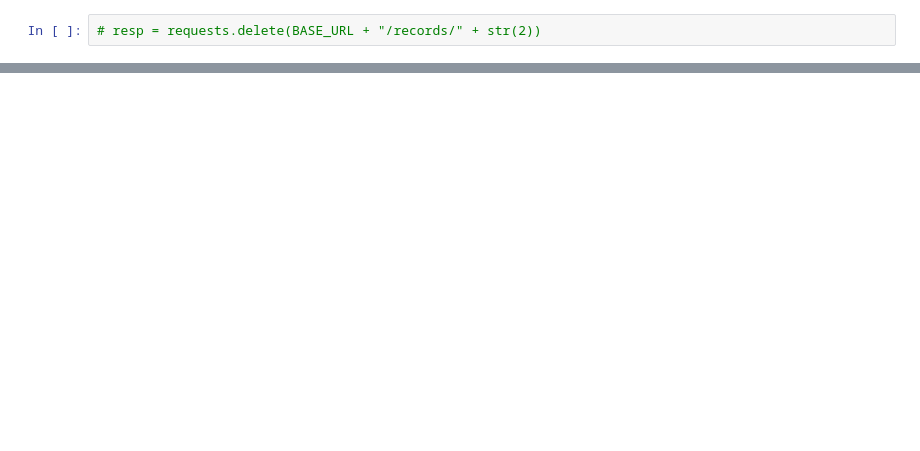
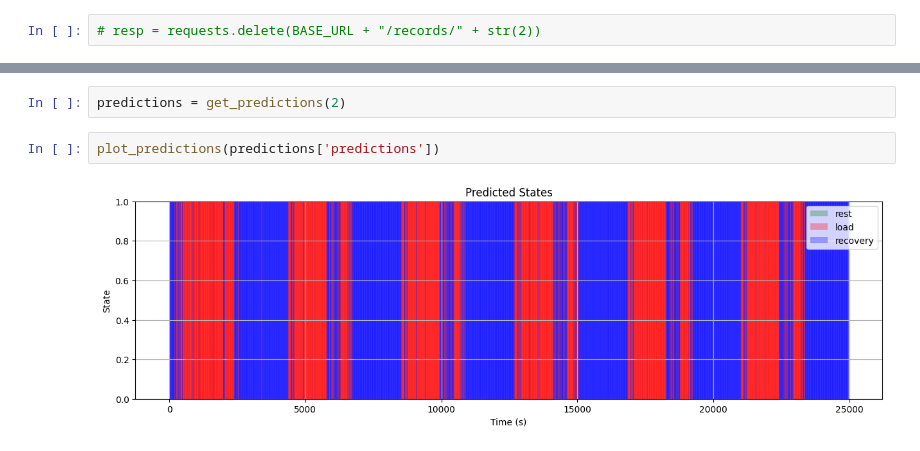
Before and after one commit to FFG99/ECGsignalsMarking, a Jupyter notebook: notebooks/manual_api_testing.ipynb, the cells around one changed output, grey strips where cells are left out. Saved outputs shown, nothing was run; the diff lists cells and outputs as text; blank space fills up the shorter version.

```diff
--- a/notebooks/manual_api_testing.ipynb
+++ b/notebooks/manual_api_testing.ipynb
@@ -99,0 +96,6 @@ plot_eeg_data(data)
+# %%
+predictions = get_predictions(2)
+# %%
+plot_predictions(predictions['predictions'])
+# %% [output]
+[figure, added]
```
Also changed, not shown: parts of 5 cells of this notebook, 5 other files.
